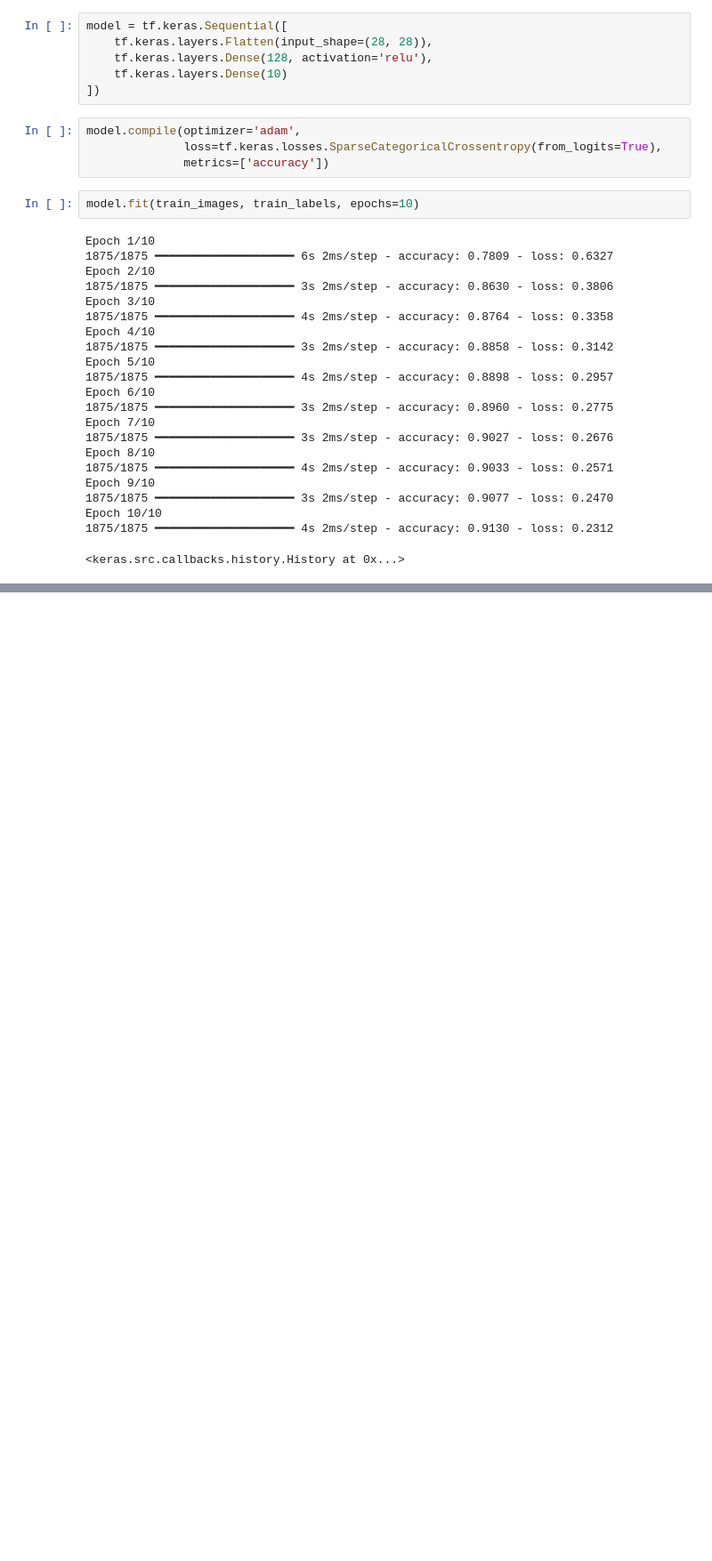
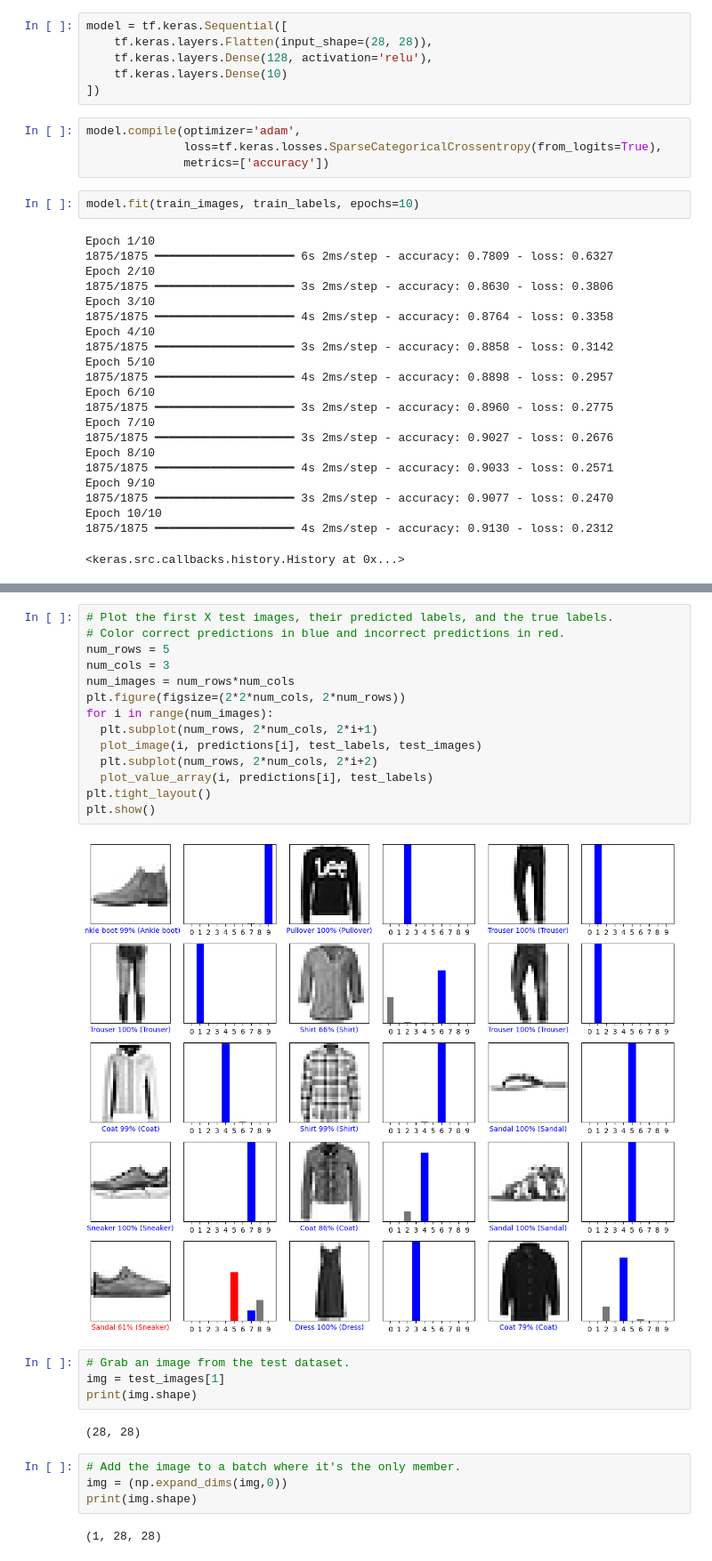
Before and after one commit to AhmedShafique313/learning_tensorflow, a Jupyter notebook: tensorflow2.ipynb, the cells around one changed output, grey strips where cells are left out. Shown at 89% size. Cells and saved outputs as stored; diff of their text form; blank space fills up the shorter version.

```diff
--- a/tensorflow2.ipynb
+++ b/tensorflow2.ipynb
@@ -112,0 +192,28 @@ Epoch 10/10
+# %%
+# Plot the first X test images, their predicted labels, and the true labels.
+# Color correct predictions in blue and incorrect predictions in red.
+num_rows = 5
+num_cols = 3
+num_images = num_rows*num_cols
+plt.figure(figsize=(2*2*num_cols, 2*num_rows))
+for i in range(num_images):
+  plt.subplot(num_rows, 2*num_cols, 2*i+1)
+  plot_image(i, predictions[i], test_labels, test_images)
+  plt.subplot(num_rows, 2*num_cols, 2*i+2)
+  plot_value_array(i, predictions[i], test_labels)
+plt.tight_layout()
+plt.show()
+# %% [output]
+[figure, added]
+# %%
+# Grab an image from the test dataset.
+img = test_images[1]
+print(img.shape)
+# %% [output]
+(28, 28)
+# %%
+# Add the image to a batch where it's the only member.
+img = (np.expand_dims(img,0))
+print(img.shape)
+# %% [output]
+(1, 28, 28)
```
Also changed, not shown: parts of 12 cells of this notebook.
